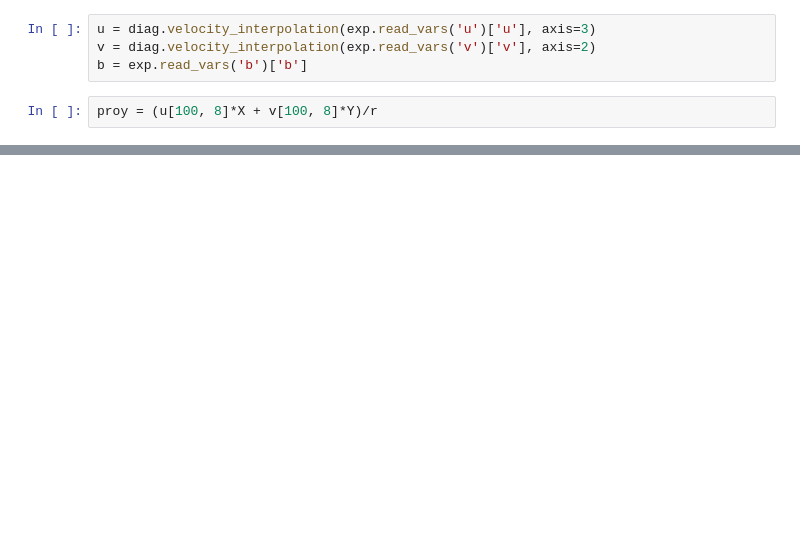
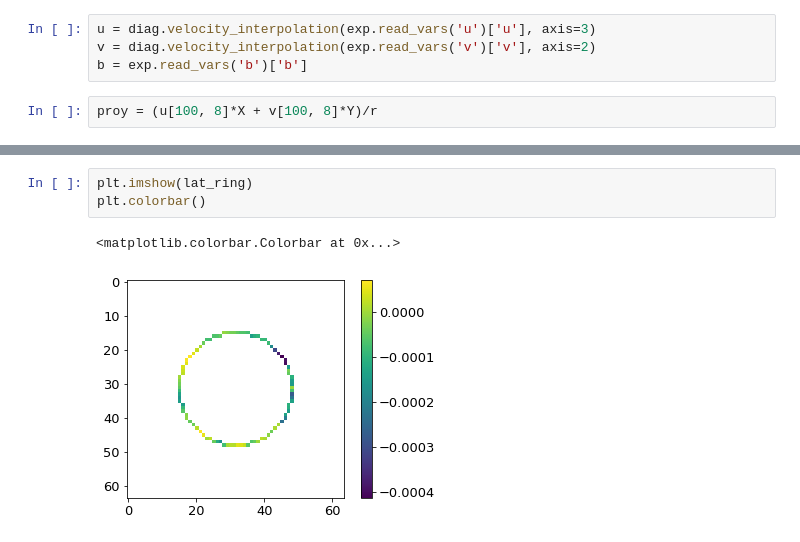
Before and after one commit to cpierard/Nyles, a Jupyter notebook: notebooks/Untitled.ipynb, the cells around one changed output, grey strips where cells are left out. Saved outputs shown, nothing was run; the diff lists cells and outputs as text; blank space fills up the shorter version.

```diff
--- a/notebooks/Untitled.ipynb
+++ b/notebooks/Untitled.ipynb
@@ -132 +143,7 @@ lat_ring = ma.masked_array(lateral, mask.mask).sum()
+# %%
+plt.imshow(lat_ring)
+plt.colorbar()
+# %% [output]
+<matplotlib.colorbar.Colorbar at 0x...>
+[figure, added]
 # %%
```
Also changed, not shown: parts of 9 cells of this notebook, 4 other files.
